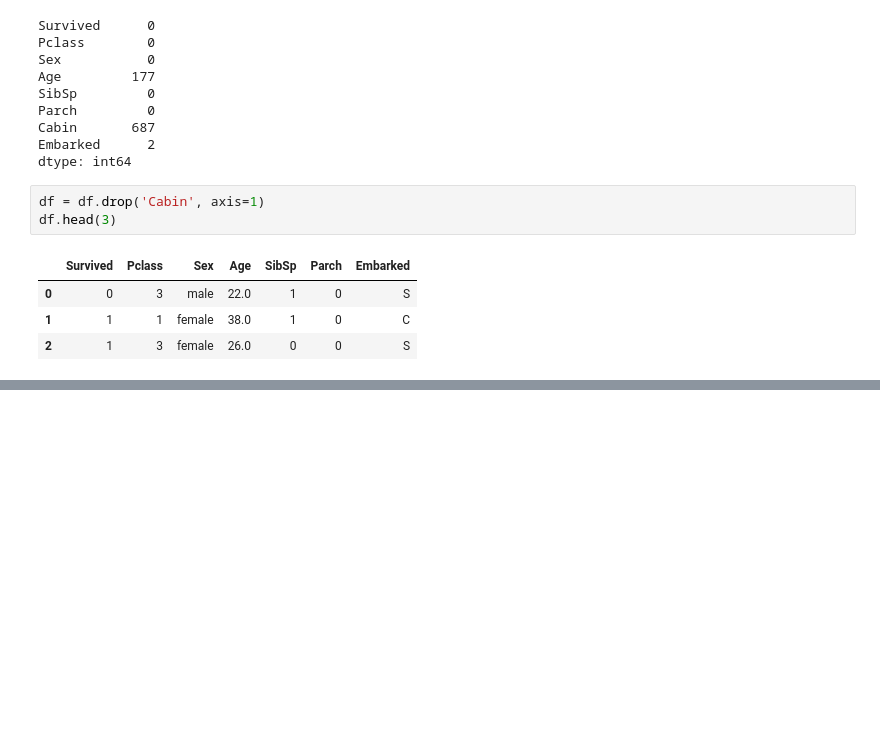
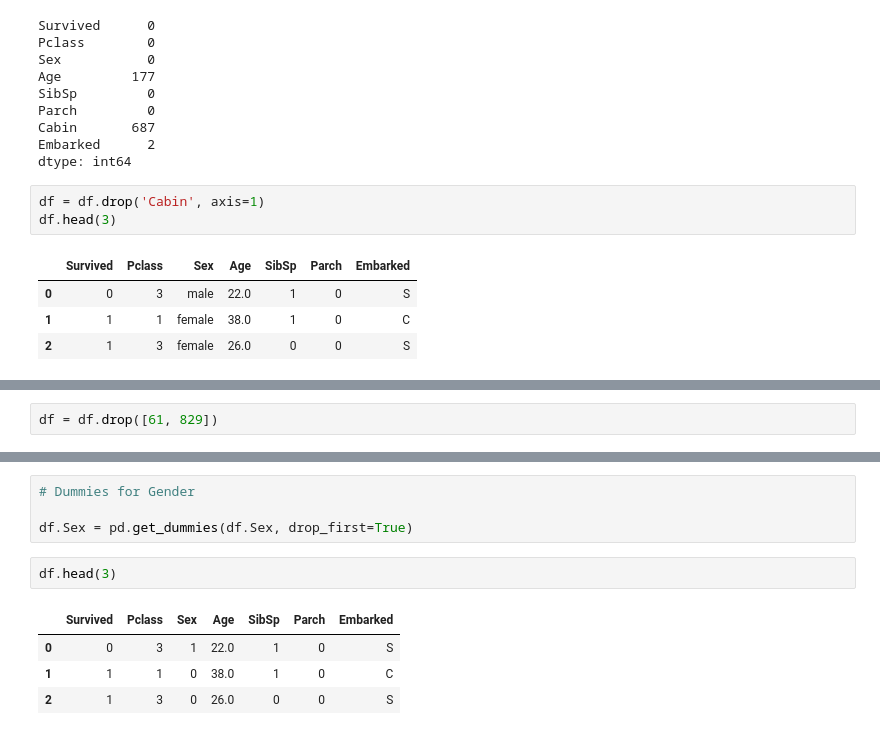
Before and after one commit to lkarjun/Titanic, a Jupyter notebook: titanic.ipynb, the cells around one changed output, grey strips where cells are left out. Drawn from its saved outputs; the diff is of its cells as text; blank space fills up the shorter version.

```diff
--- a/titanic.ipynb
+++ b/titanic.ipynb
@@ -66,0 +86,2 @@ df.head(3)
+# %%
+df = df.drop([61, 829])
@@ -66,0 +110,11 @@ df.head(3)
+# %%
+# Dummies for Gender
+
+df.Sex = pd.get_dummies(df.Sex, drop_first=True)
+# %%
+df.head(3)
+# %% [output]
+|  | Survived | Pclass | Sex | Age | SibSp | Parch | Embarked |
+| 0 | 0 | 3 | 1 | 22.0 | 1 | 0 | S |
+| 1 | 1 | 1 | 0 | 38.0 | 1 | 0 | C |
+| 2 | 1 | 3 | 0 | 26.0 | 0 | 0 | S |
```
Also changed, not shown: parts of 12 cells of this notebook.
